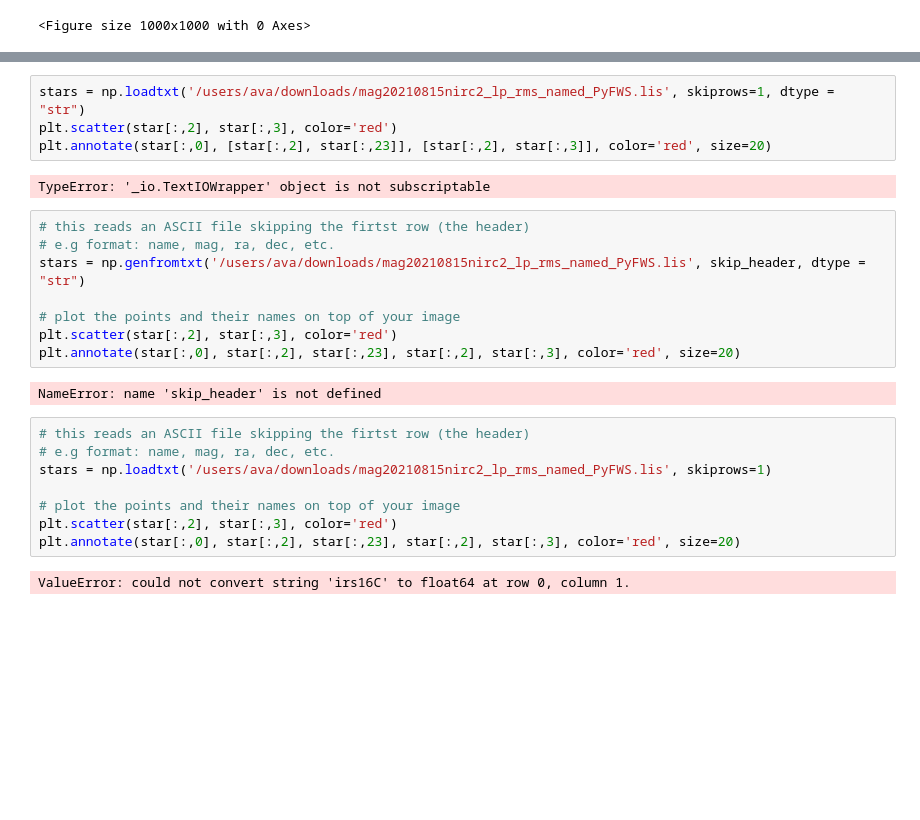
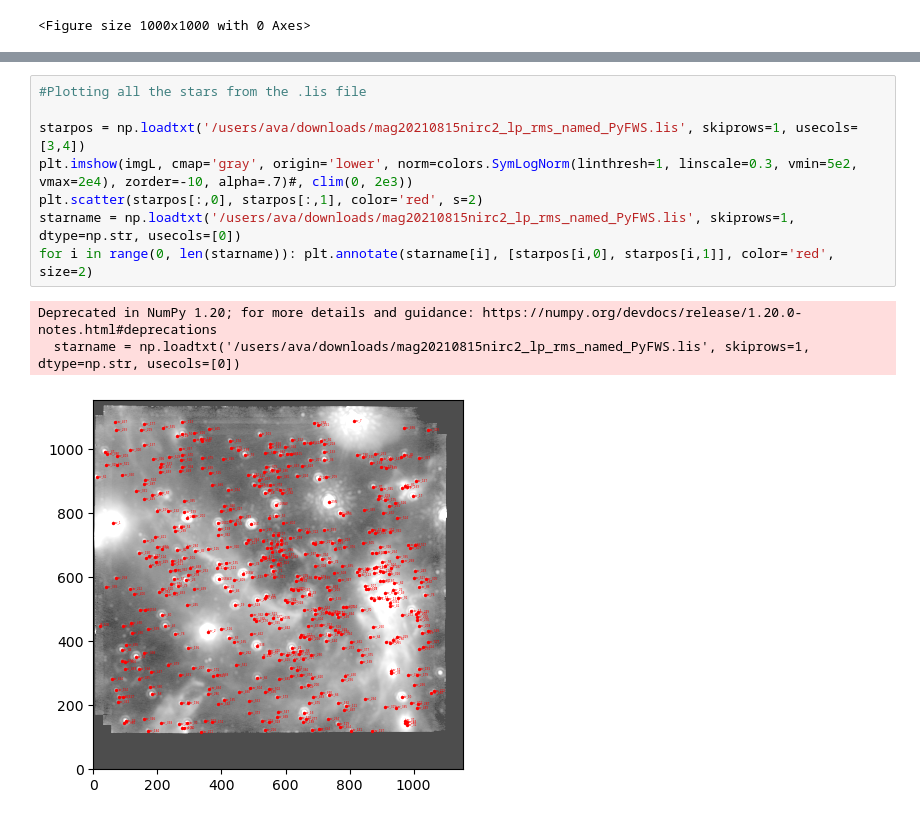
Before and after one commit to avahuddleston/GCG, a Jupyter notebook: StarsGraph.ipynb, the cells around one changed output, grey strips where cells are left out. Saved outputs shown, nothing was run; the diff lists cells and outputs as text; blank space fills up the shorter version.

```diff
--- a/StarsGraph.ipynb
+++ b/StarsGraph.ipynb
@@ -46,29 +52,15 @@ irs29N          6.358  2021.621    736.054    832.968      0.005      0.023
 star_547       14.690  2021.621    576.445    177.167      0.193      0.307               12.6919    0.82        36                114369
 
 star_549       14.745  2021.621   1045.520    431.766      0.167      0.077               10.2242    0.86        25                108689
-# %%
-stars = np.loadtxt('/users/ava/downloads/mag20210815nirc2_lp_rms_named_PyFWS.lis', skiprows=1, dtype = "str")
-plt.scatter(star[:,2], star[:,3], color='red')
-plt.annotate(star[:,0], [star[:,2], star[:,23]], [star[:,2], star[:,3]], color='red', size=20)
-# %% [output]
-TypeError: '_io.TextIOWrapper' object is not subscriptable
-# %%
-# this reads an ASCII file skipping the firtst row (the header)
-# e.g format: name, mag, ra, dec, etc.
-stars = np.genfromtxt('/users/ava/downloads/mag20210815nirc2_lp_rms_named_PyFWS.lis', skip_header, dtype = "str")
-
-# plot the points and their names on top of your image
-plt.scatter(star[:,2], star[:,3], color='red')
-plt.annotate(star[:,0], star[:,2], star[:,23], star[:,2], star[:,3], color='red', size=20)
-# %% [output]
-NameError: name 'skip_header' is not defined
-# %%
-# this reads an ASCII file skipping the firtst row (the header)
-# e.g format: name, mag, ra, dec, etc.
-stars = np.loadtxt('/users/ava/downloads/mag20210815nirc2_lp_rms_named_PyFWS.lis', skiprows=1)
-
-# plot the points and their names on top of your image
-plt.scatter(star[:,2], star[:,3], color='red')
-plt.annotate(star[:,0], star[:,2], star[:,23], star[:,2], star[:,3], color='red', size=20)
-# %% [output]
-ValueError: could not convert string 'irs16C' to float64 at row 0, column 1.
+# %%
+#Plotting all the stars from the .lis file
+
+starpos = np.loadtxt('/users/ava/downloads/mag20210815nirc2_lp_rms_named_PyFWS.lis', skiprows=1, usecols=[3,4])
+plt.imshow(imgL, cmap='gray', origin='lower', norm=colors.SymLogNorm(linthresh=1, linscale=0.3, vmin=5e2, vmax=2e4), zorder=-10, alpha=.7)#, clim(0, 2e3))
+plt.scatter(starpos[:,0], starpos[:,1], color='red', s=2)
+starname = np.loadtxt('/users/ava/downloads/mag20210815nirc2_lp_rms_named_PyFWS.lis', skiprows=1, dtype=np.str, usecols=[0])
+for i in range(0, len(starname)): plt.annotate(starname[i], [starpos[i,0], starpos[i,1]], color='red', size=2)
+# %% [output]
+Deprecated in NumPy 1.20; for more details and guidance: https://numpy.org/devdocs/release/1.20.0-notes.html#deprecations
+  starname = np.loadtxt('/users/ava/downloads/mag20210815nirc2_lp_rms_named_PyFWS.lis', skiprows=1, dtype=np.str, usecols=[0])
+[figure, added]
```
Also changed, not shown: parts of 5 cells of this notebook.
